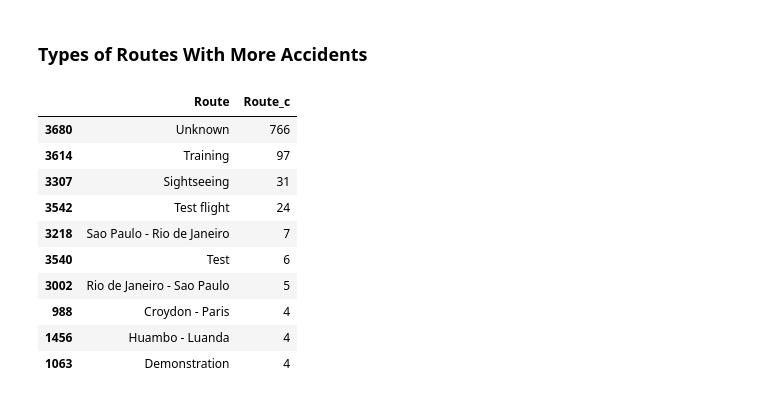
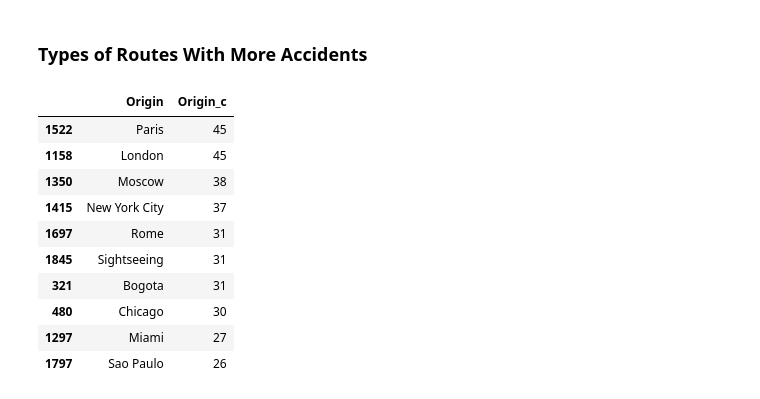
Before and after one commit to marxio09dio/Airplanes-Crashes-Study, a Jupyter notebook: eda.ipynb, the cells around one changed output. Cells and saved outputs as stored; diff of their text form; code cells hidden in the pictures.

```diff
--- a/eda.ipynb
+++ b/eda.ipynb
@@ -14,6 +6,6 @@ import seaborn as sn
 import matplotlib.pyplot as plt
 import seaborn as sns
 # %%
-df = pd.read_excel('plane_crash_info_cleaned.xlsx')
+df = pd.read_excel('Data/plane_crash_info_cleaned.xlsx')
 df.head()
 # %% [output]
@@ -187,9 +184,0 @@ plt.show()
-# %%
-def extract_manufacturer(ac_type):
-    return ac_type.split(" ")[0]
-df['manufacturer'] = df['AC_Type'].apply(extract_manufacturer)
-# %%
-for i, row in df.iterrows():
-    if "de" in row["manufacturer"]:
-        df.loc[i,"manufacturer"] += " Havilland Canada"
-df.tail(15)
@@ -265,20 +237,21 @@ plt.show()
 # %% [markdown]
 ### Types of Routes With More Accidents
 # %%
-Route_c = df.groupby("Route").size().reset_index(name='Route_c')
-Route_c = Route_c.sort_values(by='Route_c', ascending=False)
-Route_c = Route_c.head(10)
-Route_c
+df1 = df[~df.Origin.isin(['Unknown', 'Training'])]
+Origin_c = df1.groupby("Origin").size().reset_index(name='Origin_c')
+Origin_c = Origin_c.sort_values(by='Origin_c', ascending=False)
+Origin_c = Origin_c.head(10)
+Origin_c
 # %% [output]
-|  | Route | Route_c |
-| 3680 | Unknown | 766 |
-| 3614 | Training | 97 |
-| 3307 | Sightseeing | 31 |
-| 3542 | Test flight | 24 |
-| 3218 | Sao Paulo - Rio de Janeiro | 7 |
-| 3540 | Test | 6 |
-| 3002 | Rio de Janeiro - Sao Paulo | 5 |
-| 988 | Croydon - Paris | 4 |
-| 1456 | Huambo - Luanda | 4 |
-| 1063 | Demonstration | 4 |
+|  | Origin | Origin_c |
+| 1522 | Paris | 45 |
+| 1158 | London | 45 |
+| 1350 | Moscow | 38 |
+| 1415 | New York City | 37 |
+| 1697 | Rome | 31 |
+| 1845 | Sightseeing | 31 |
+| 321 | Bogota | 31 |
+| 480 | Chicago | 30 |
+| 1297 | Miami | 27 |
+| 1797 | Sao Paulo | 26 |
 # %%
```
Also changed, not shown: parts of 17 cells of this notebook.
